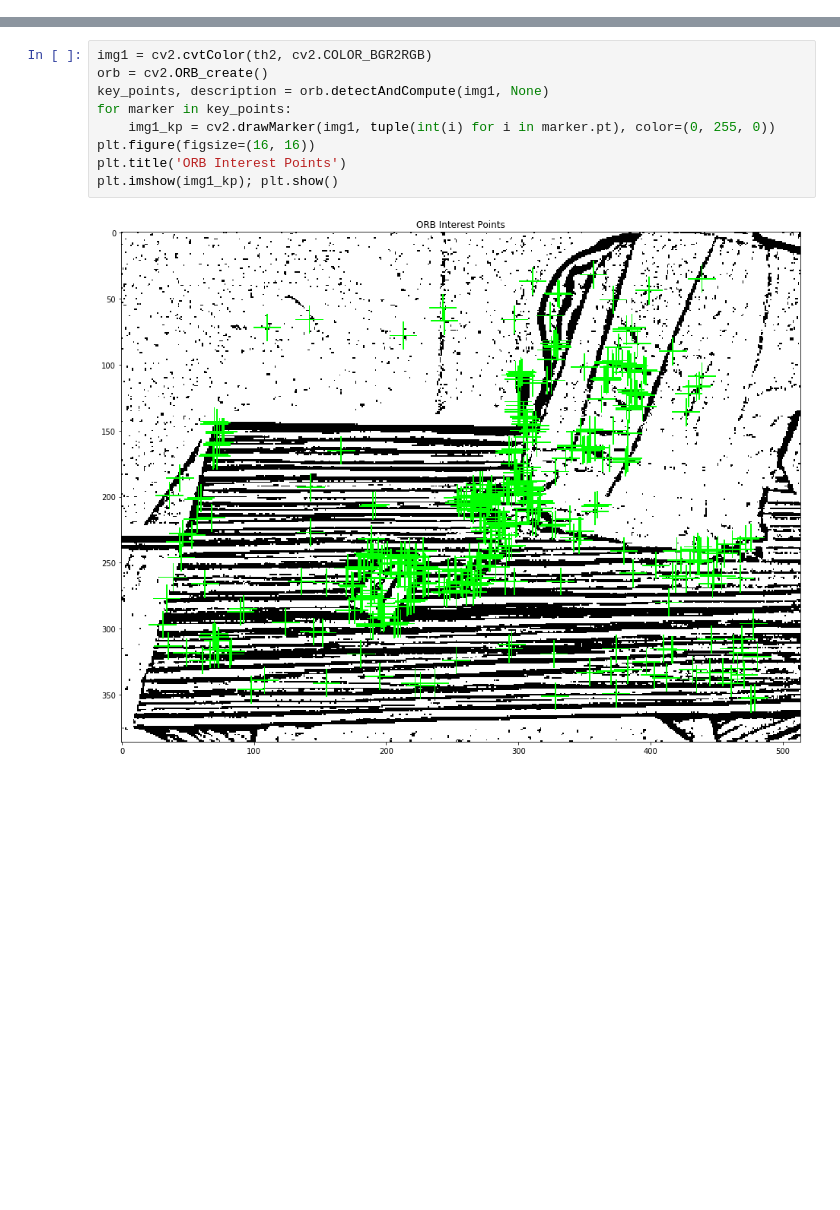
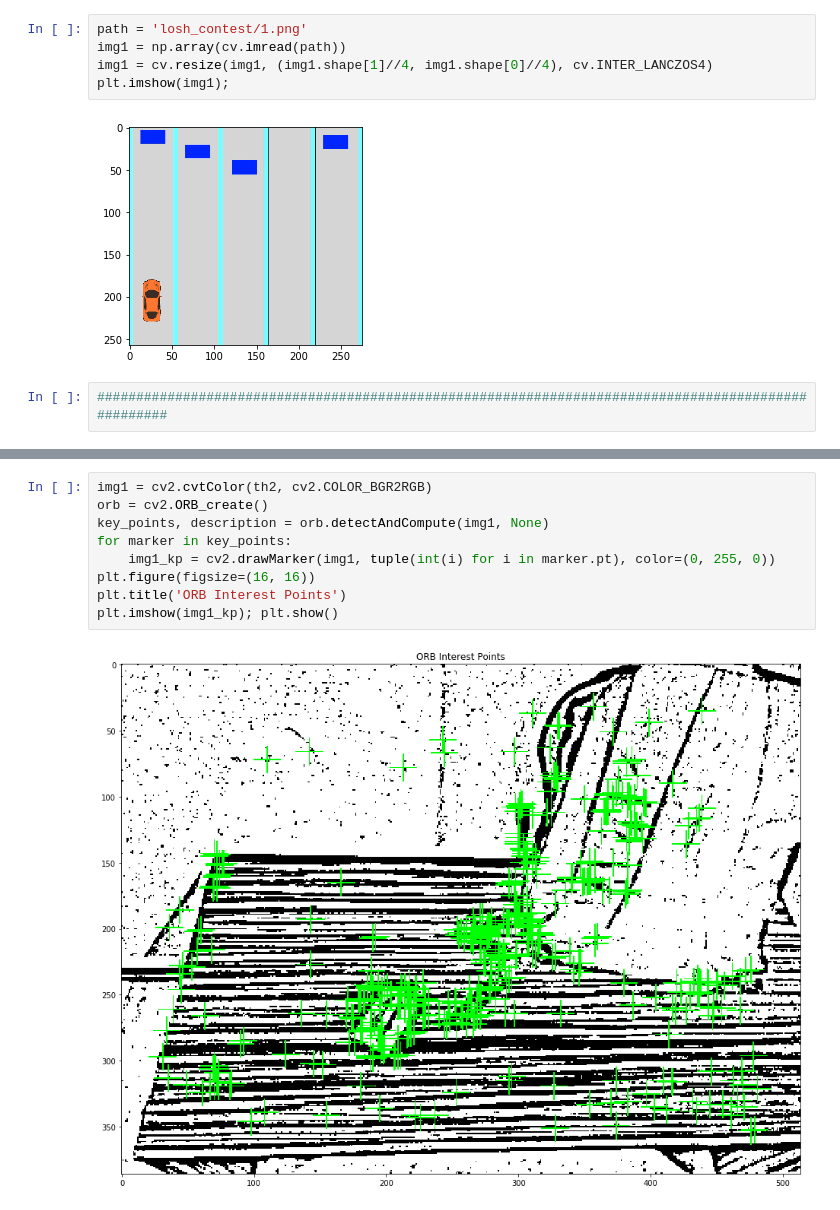
Before and after one commit to Ken-chan/PGH, a Jupyter notebook: Untitled.ipynb, the cells around one changed output, grey strips where cells are left out. Saved outputs shown, nothing was run; the diff lists cells and outputs as text; blank space fills up the shorter version.

```diff
--- a/Untitled.ipynb
+++ b/Untitled.ipynb
@@ -9,0 +150,9 @@ from PIL import Image
+# %%
+path = 'losh_contest/1.png'
+img1 = np.array(cv.imread(path))
+img1 = cv.resize(img1, (img1.shape[1]//4, img1.shape[0]//4), cv.INTER_LANCZOS4)
+plt.imshow(img1);
+# %% [output]
+[figure, added]
+# %%
+####################################################################################################
```
Also changed, not shown: parts of 52 cells of this notebook, 41 other files.
